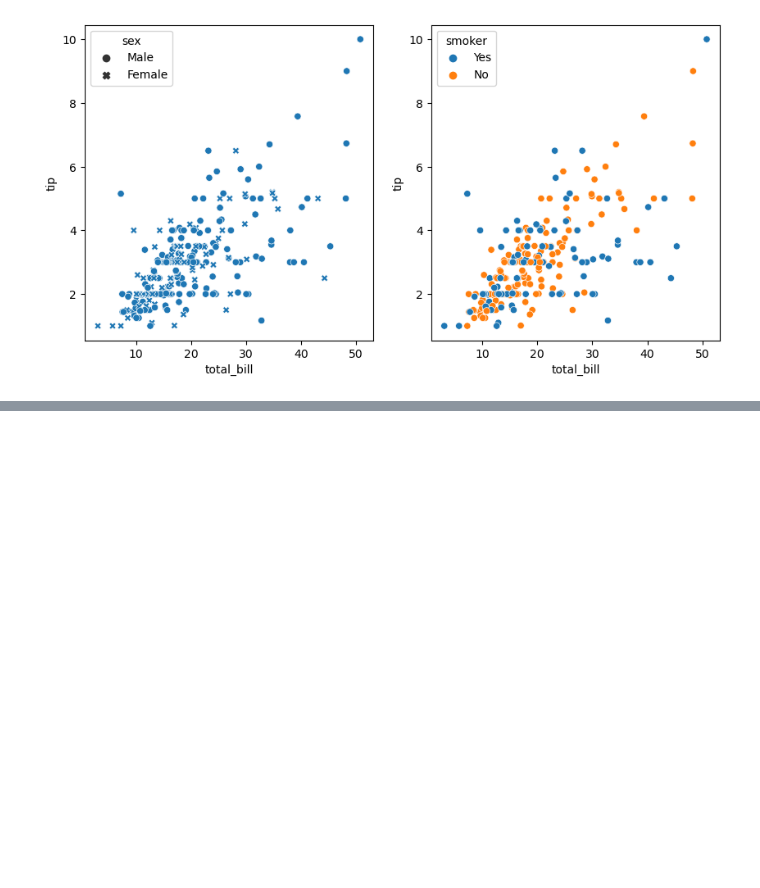
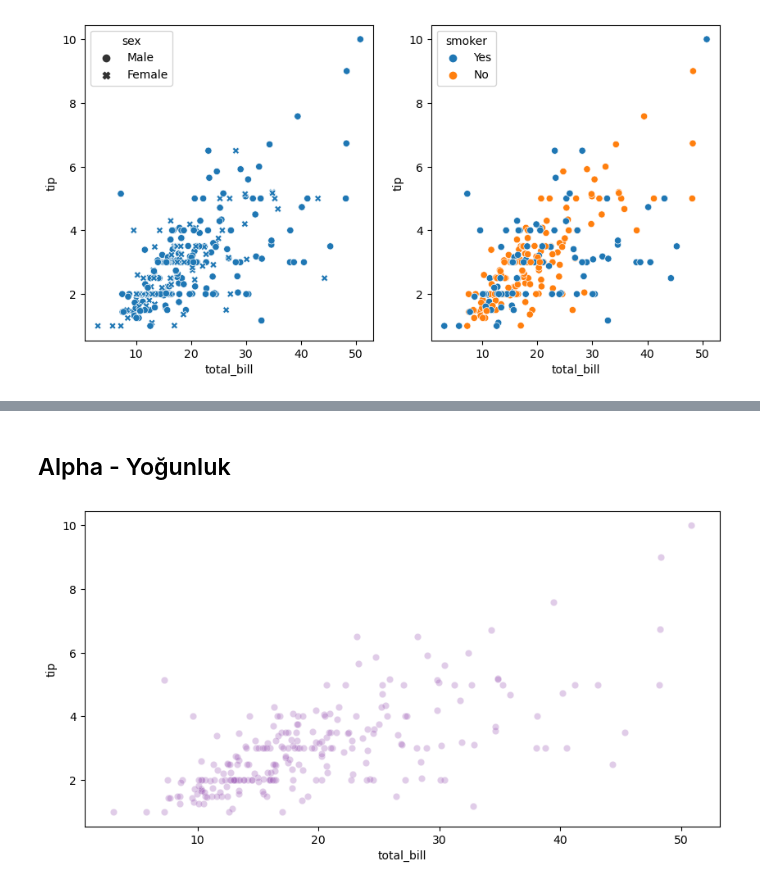
Before and after one commit to SerhanSubasi/Data-Visulation, a Jupyter notebook: Seaborn/Data Visualization_Seaborn-Inclass-05.04.2024.ipynb, the cells around one changed output, grey strips where cells are left out. Cells and saved outputs as stored; diff of their text form; code cells hidden in the pictures; blank space fills up the shorter version.

```diff
--- a/Seaborn/Data Visualization_Seaborn-Inclass-05.04.2024.ipynb
+++ b/Seaborn/Data Visualization_Seaborn-Inclass-05.04.2024.ipynb
@@ -181,0 +200,13 @@ plt.show()
+# %%
+sns.set_palette("pastel")
+# veya özel bir palet için
+custom_palette = sns.color_palette(["#9B59B6", "#3498DB", "#95A5A6", "#E74C3C", "#34495E", "#2ECC71"])
+sns.set_palette(custom_palette)
+# %% [markdown]
+## Alpha - Yoğunluk
+# %%
+plt.figure(figsize=(10,5))
+sns.scatterplot(x="total_bill", data = tips, y = "tip", alpha=0.3) #alpha, noktaların şeffaflığını belirtir 0-1 arası
+plt.show()
+# %% [output]
+[figure, added]
```
Also changed, not shown: parts of 19 cells of this notebook, 2 other files.
